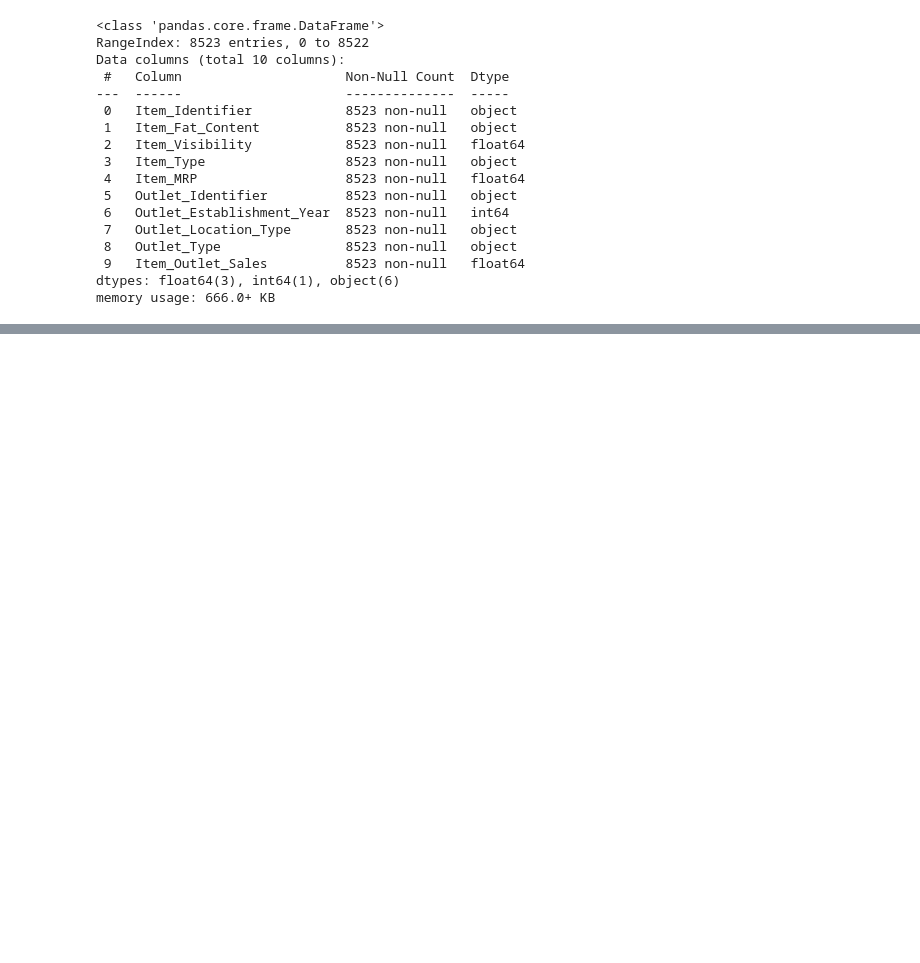
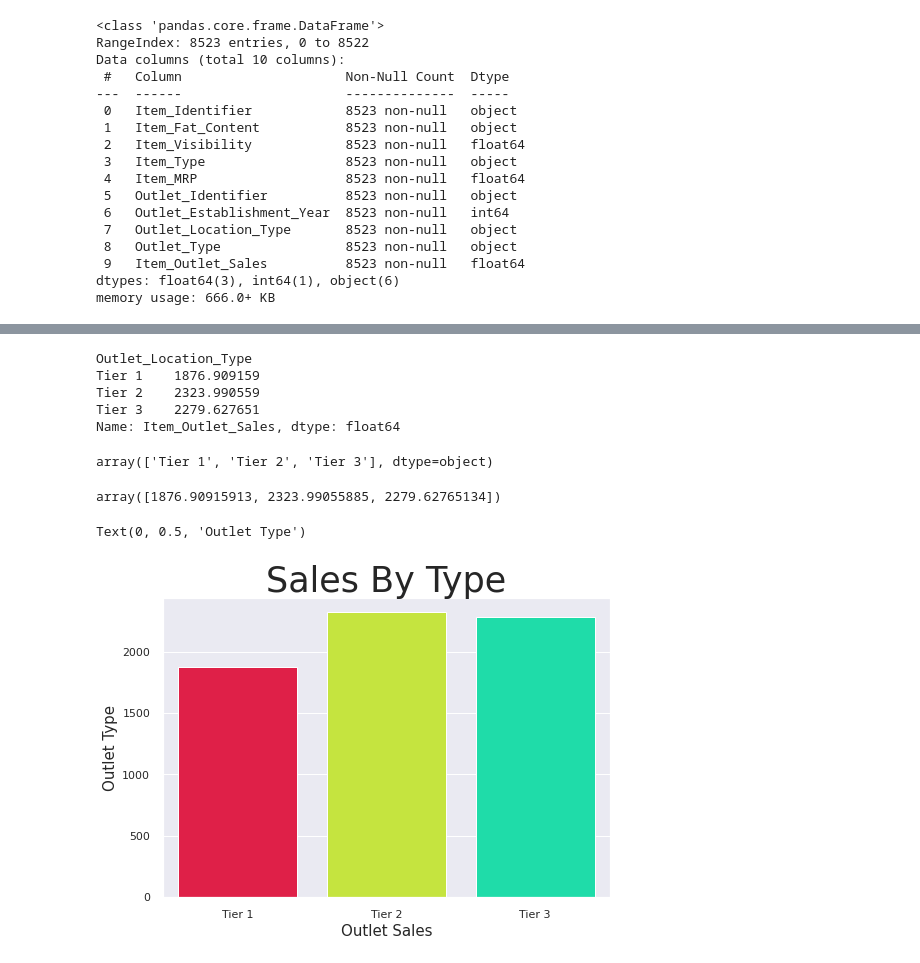
Before and after one commit to AaronRM9416/Food_Sales, a Jupyter notebook: Food_sales_project.ipynb, the cells around one changed output, grey strips where cells are left out. Drawn from its saved outputs; the diff is of its cells as text; code cells hidden in the pictures; blank space fills up the shorter version.

```diff
--- a/Food_sales_project.ipynb
+++ b/Food_sales_project.ipynb
@@ -282,0 +348,28 @@ plt.xticks(rotation = 45) ##comparing two moderately correlated columns via a hi
+# %%
+ Sale_by_outlet = df.groupby('Outlet_Location_Type')['Item_Outlet_Sales'].mean()
+ Sale_by_outlet
+# %% [output]
+Outlet_Location_Type
+Tier 1    1876.909159
+Tier 2    2323.990559
+Tier 3    2279.627651
+Name: Item_Outlet_Sales, dtype: float64
+# %%
+Which_teir = np.array(Sale_by_outlet.index)
+Which_teir
+# %% [output]
+array(['Tier 1', 'Tier 2', 'Tier 3'], dtype=object)
+# %%
+Outlet_Sales = np.array(Sale_by_outlet.values)
+Outlet_Sales
+# %% [output]
+array([1876.90915913, 2323.99055885, 2279.62765134])
+# %%
+sns.barplot(data=df, palette ='gist_ncar_r', orient= 'v', x=Sale_by_outlet.index, y=Sale_by_outlet.values)
+sns.set_theme("paper")
+plt.title('Sales By Type', fontsize=35)
+plt.xlabel('Outlet Sales', fontsize=15)               ## i chose this plot to determine if the type of store influenced the sales at all. It appears as though the sweet spot is at tier 2
+plt.ylabel('Outlet Type', fontsize=15)
+# %% [output]
+Text(0, 0.5, 'Outlet Type')
+[figure, added]
```
Also changed, not shown: parts of 10 cells of this notebook.
